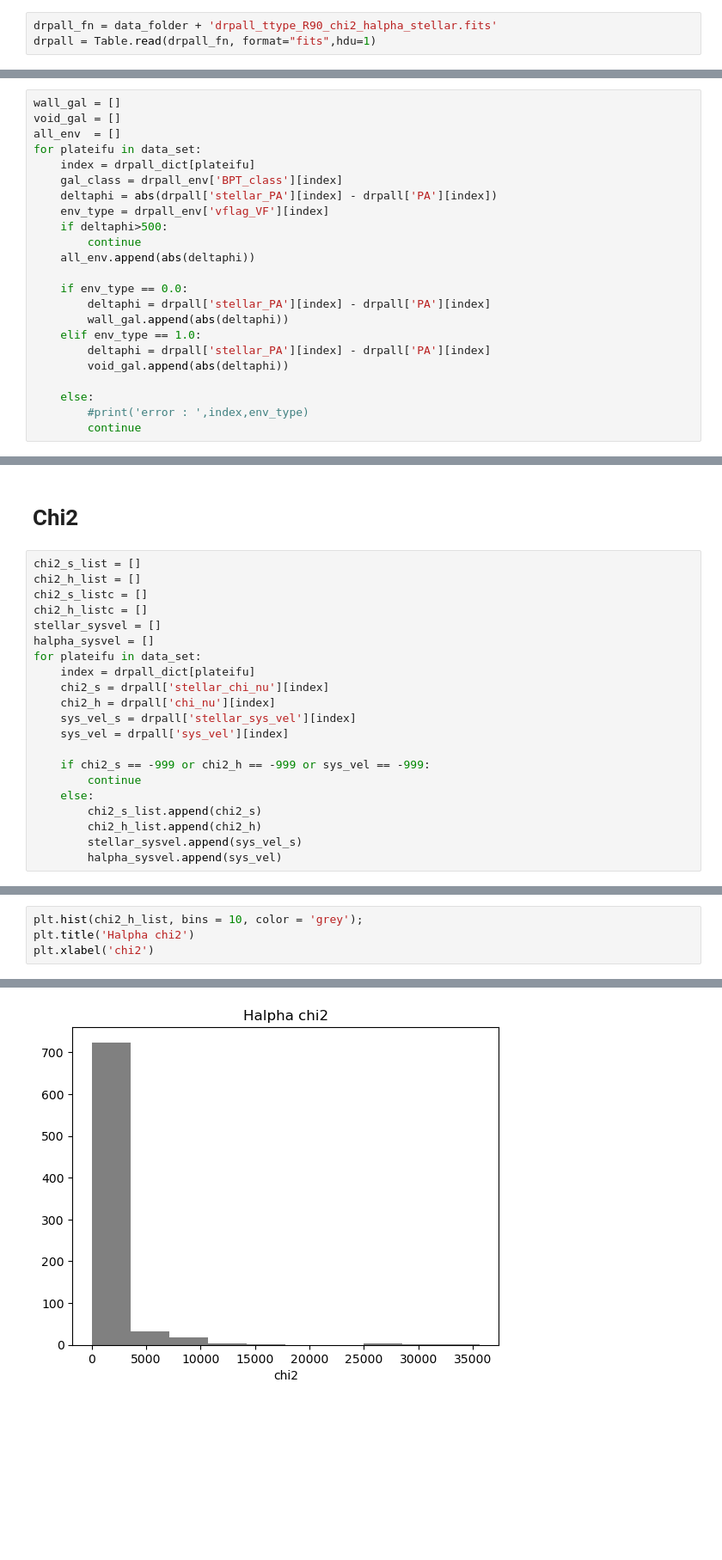
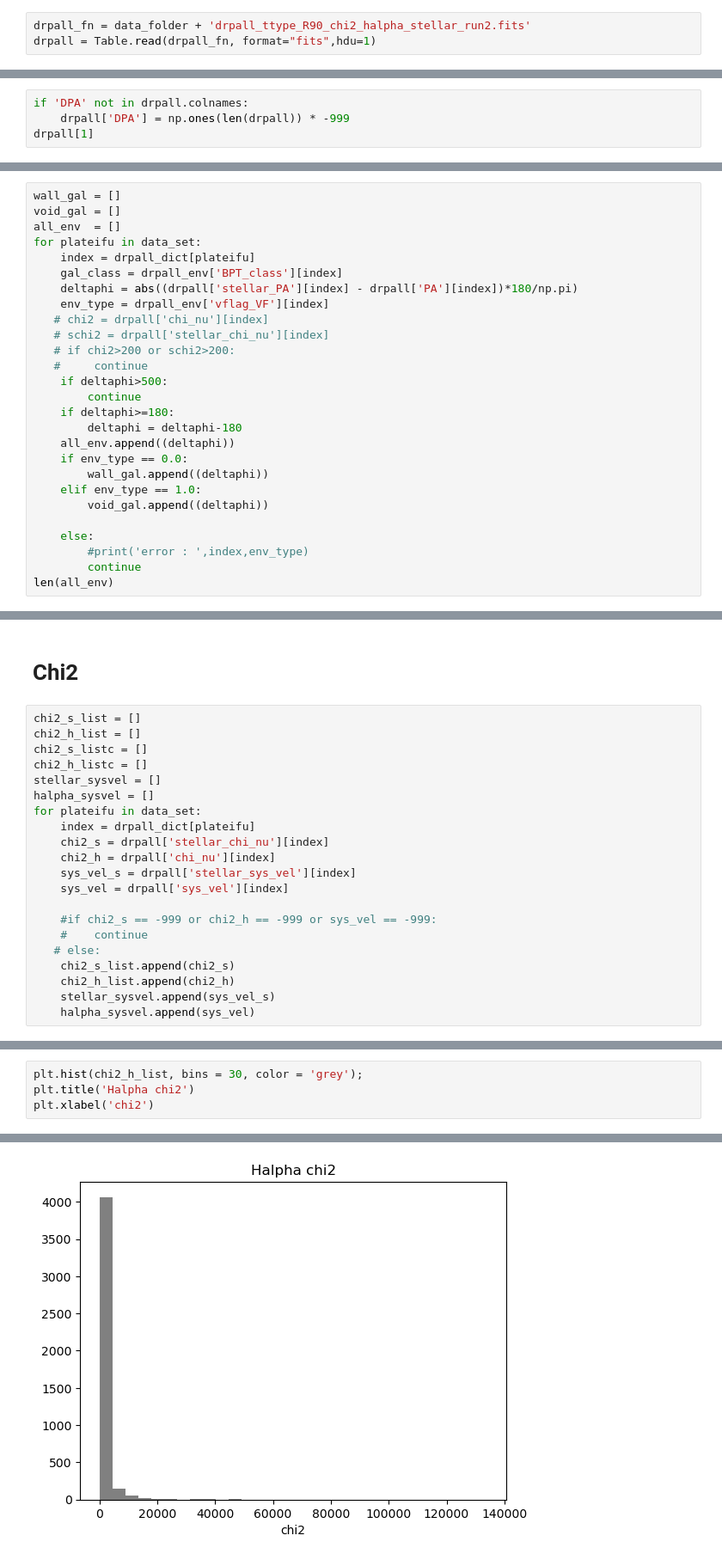
Before and after one commit to DESI-UR/MaNGA-VelMap, a Jupyter notebook: Notebooks/environment_class.ipynb, the cells around one changed output, grey strips where cells are left out. Shown: that part at 86% size. Drawn from its saved outputs; the diff is of its cells as text; blank space fills up the shorter version.

```diff
--- a/Notebooks/environment_class.ipynb
+++ b/Notebooks/environment_class.ipynb
@@ -9,7 +9,7 @@ data_folder = "/Users/Emlilio/School/Internships/UR ASTRO/Data/"
 drpall_fn = data_folder + 'MaNGA_DR17_BPT_vflag.fits'
 drpall_env = Table.read(drpall_fn, format="fits",hdu=1)
 # %%
-drpall_fn = data_folder + 'drpall_ttype_R90_chi2_halpha_stellar.fits'
+drpall_fn = data_folder + 'drpall_ttype_R90_chi2_halpha_stellar_run2.fits'
 drpall = Table.read(drpall_fn, format="fits",hdu=1)
 # %%
 drpall_dict = {}                                    #create the dictionary
@@ -17,3 +17,7 @@ drpall_dict = {}                                    #create the dictionary
 for i in range(len(drpall)):                        #looping through drpall and redefining the index in terms
     plateifu = drpall['plateifu'][i]                #of the plateifu for simplicity
     drpall_dict[plateifu]=i
+# %%
+if 'DPA' not in drpall.colnames:
+    drpall['DPA'] = np.ones(len(drpall)) * -999
+drpall[1]
@@ -103,19 +137,23 @@ all_env  = []
 for plateifu in data_set:
     index = drpall_dict[plateifu]
     gal_class = drpall_env['BPT_class'][index]
-    deltaphi = abs(drpall['stellar_PA'][index] - drpall['PA'][index])
+    deltaphi = abs((drpall['stellar_PA'][index] - drpall['PA'][index])*180/np.pi)
     env_type = drpall_env['vflag_VF'][index]
+   # chi2 = drpall['chi_nu'][index]
+   # schi2 = drpall['stellar_chi_nu'][index]
+   # if chi2>200 or schi2>200:
+   #     continue
     if deltaphi>500:
         continue
-    all_env.append(abs(deltaphi))
-
+    if deltaphi>=180:
+        deltaphi = deltaphi-180
+    all_env.append((deltaphi))
     if env_type == 0.0:
-        deltaphi = drpall['stellar_PA'][index] - drpall['PA'][index]
-        wall_gal.append(abs(deltaphi))
+        wall_gal.append((deltaphi))
     elif env_type == 1.0:
-        deltaphi = drpall['stellar_PA'][index] - drpall['PA'][index]
-        void_gal.append(abs(deltaphi))
+        void_gal.append((deltaphi))
 
     else:
         #print('error : ',index,env_type)
         continue
+len(all_env)
@@ -228,11 +289,11 @@ for plateifu in data_set:
     sys_vel_s = drpall['stellar_sys_vel'][index]
     sys_vel = drpall['sys_vel'][index]
 
-    if chi2_s == -999 or chi2_h == -999 or sys_vel == -999:
-        continue
-    else:
-        chi2_s_list.append(chi2_s)
-        chi2_h_list.append(chi2_h)
-        stellar_sysvel.append(sys_vel_s)
-        halpha_sysvel.append(sys_vel)
+    #if chi2_s == -999 or chi2_h == -999 or sys_vel == -999:
+    #    continue
+   # else:
+    chi2_s_list.append(chi2_s)
+    chi2_h_list.append(chi2_h)
+    stellar_sysvel.append(sys_vel_s)
+    halpha_sysvel.append(sys_vel)
 # %%
@@ -245,7 +307,7 @@ Text(0.5, 0, 'chi2')
 # %%
-plt.hist(chi2_h_list, bins = 10, color = 'grey');
+plt.hist(chi2_h_list, bins = 30, color = 'grey');
 plt.title('Halpha chi2')
 plt.xlabel('chi2')
 # %% [output]
 Text(0.5, 0, 'chi2')
-[figure, old version]
+[figure, new version]
```
Also changed, not shown: parts of 13 cells of this notebook.
